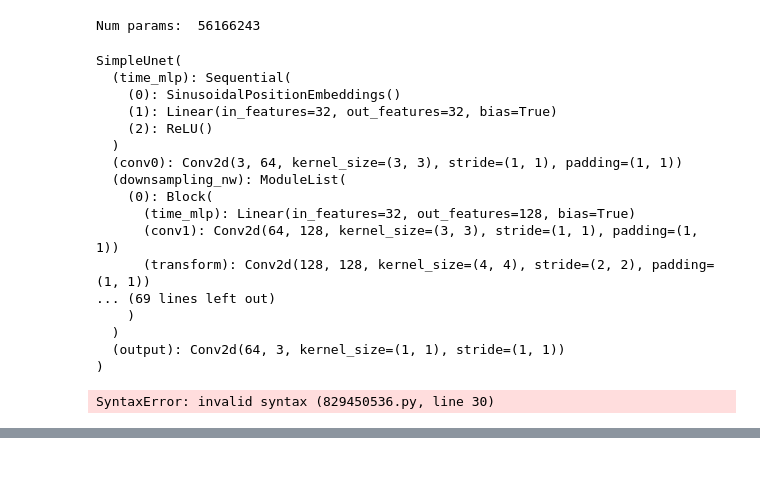
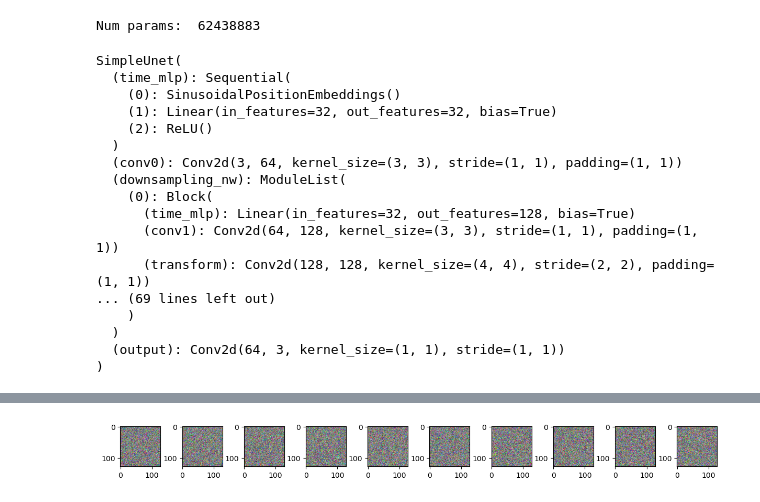
Before and after one commit to AsmitaBhat30/Diffusion-Models, a Jupyter notebook: DDPM from scratch.ipynb, the cells around one changed output, grey strips where cells are left out. Saved outputs shown, nothing was run; the diff lists cells and outputs as text; code cells hidden in the pictures; blank space fills up the shorter version.

```diff
--- a/DDPM from scratch.ipynb
+++ b/DDPM from scratch.ipynb
@@ -106,7 +114,7 @@ class SinusoidalPositionEmbeddings(nn.Module):
         embeddings = math.log(10000) / (half_dim - 1)
         embeddings = torch.exp(torch.arange(half_dim, device=device) * -embeddings)
         embeddings = time[:, None] * embeddings[None, :]
-        embeddings = torch.cat((embeddings.sin(), embeddings.cos()), dim-1)
+        embeddings = torch.cat((embeddings.sin(), embeddings.cos()), dim=-1)
         return embeddings
 # %%
 class Block(nn.Module):
@@ -122,14 +130,14 @@ class Block(nn.Module):
             self.transform = nn.Conv2d(out_ch, out_ch, 4, 2, 1)
 
         self.conv2 = nn.Conv2d(out_ch, out_ch, 3, padding=1)
-        self.pool = nn.MaxPool2d(3, stride=2)
-        self.bnorm = nn.BatchNorm2d(out_ch)
+        self.bnorm1 = nn.BatchNorm2d(out_ch)
+        self.bnorm2 = nn.BatchNorm2d(out_ch)
         self.relu = nn.ReLU()
 
 
     def forward(self, x, t, ):
         # First Conv
-        h = self.bnorm(self.relu(self.conv1(x)))
+        h = self.bnorm1(self.relu(self.conv1(x)))
         # Time embedding
         time_emb = self.relu(self.time_mlp(t))
         # Extend last 2 dimensions
@@ -137,7 +145,7 @@ class Block(nn.Module):
         # Add time channel
         h = h + time_emb
         # Second Conv
-        h = self.bnorm(self.relu(self.conv2(h)))
+        h = self.bnorm2(self.relu(self.conv2(h)))
         # Down or Upsample
         return self.transform(h)
 # %%
@@ -150,7 +158,7 @@ class SimpleUnet(nn.Module):
         image_channels = 3
         down_channels = [64, 128, 256, 512, 1024]
         up_channels = [1024, 512, 256, 128, 64]
-        out_dim = 1
+        out_dim = 3
         time_embedding_dim = 32
 
         # Time embedding
@@ -166,9 +174,9 @@ class SimpleUnet(nn.Module):
         # Downsample
         self.downsampling_nw = nn.ModuleList([Block(down_channels[i], down_channels[i+1], time_embedding_dim) for i in range(len(down_channels) - 1)])
 
-        self.upsampling_nw = nn.ModuleList([Block(up_channels[i], up_channels[i+1], time_embedding_dim) for i in range(len(up_channels) - 1)])
+        self.upsampling_nw = nn.ModuleList([Block(up_channels[i], up_channels[i+1], time_embedding_dim, up=True) for i in range(len(up_channels) - 1)])
 
-        self.output = nn.Conv2d(up_channels[-1], 3, out_dim)
+        self.output = nn.Conv2d(up_channels[-1], out_dim, 1)
 
     def forward(self, x, timestep):
         # Embed time
@@ -191,7 +199,7 @@ model = SimpleUnet()
 print('Num params: ', sum(p.numel() for p in model.parameters()))
 model
 # %% [output]
-Num params:  56166243
+Num params:  62438883
 SimpleUnet(
   (time_mlp): Sequential(
     (0): SinusoidalPositionEmbeddings()
@@ -241,7 +249,7 @@ def sample_plot_image():
     # sample noise
     img_size = IMG_SIZE
     img = torch.randn((1, 3, img_size, img_size), device=device)
-    plt.figure(figsize=(15,15))
+    plt.figure(figsize=(15,1))
     plt.axis('off')
     num_images = 10
     stepsize = int(T/num_images)
@@ -250,10 +258,27 @@ def sample_plot_image():
         t = torch.full((1,), i, device=device, dtype=torch.long)
         img = sample_timestep(img, t)
         if i % stepsize == 0:
-            plt.subplot(1, num_images, i/stepsize+1)
+            plt.subplot(1, num_images, int(i/stepsize+1))
+            plt.axis('off')
             show_tensor_image(img.detach().cpu())
     plt.show()
-# %% [output]
-SyntaxError: invalid syntax (829450536.py, line 30)
 # %%
 # Training
+device = 'cuda' if torch.cuda.is_available() else 'cpu'
+model.to(device)
+optimizer = Adam(model.parameters(), lr=0.001)
+epochs = 100
+
+for epoch in range(epochs):
+    for step, batch in enumerate(dataloader):
+        optimizer.zero_grad()
+
+        t = torch.randint(0, T, (BATCH_SIZE,), device=device).long()
+        loss = get_loss(model, batch[0], t)
+        loss.backward()
+        optimizer.step()
+
+        if epoch % 5 == 0 and step == 0:
+            print(f'Epoch {epoch} | step {step:03d} Loss : {loss.item()}')
+            sample_plot_image()
+# %% [output]
@@ -259,0 +286 @@ SyntaxError: invalid syntax (829450536.py, line 30)
+[figure, added]
```
Also changed, not shown: parts of 4 cells of this notebook.
